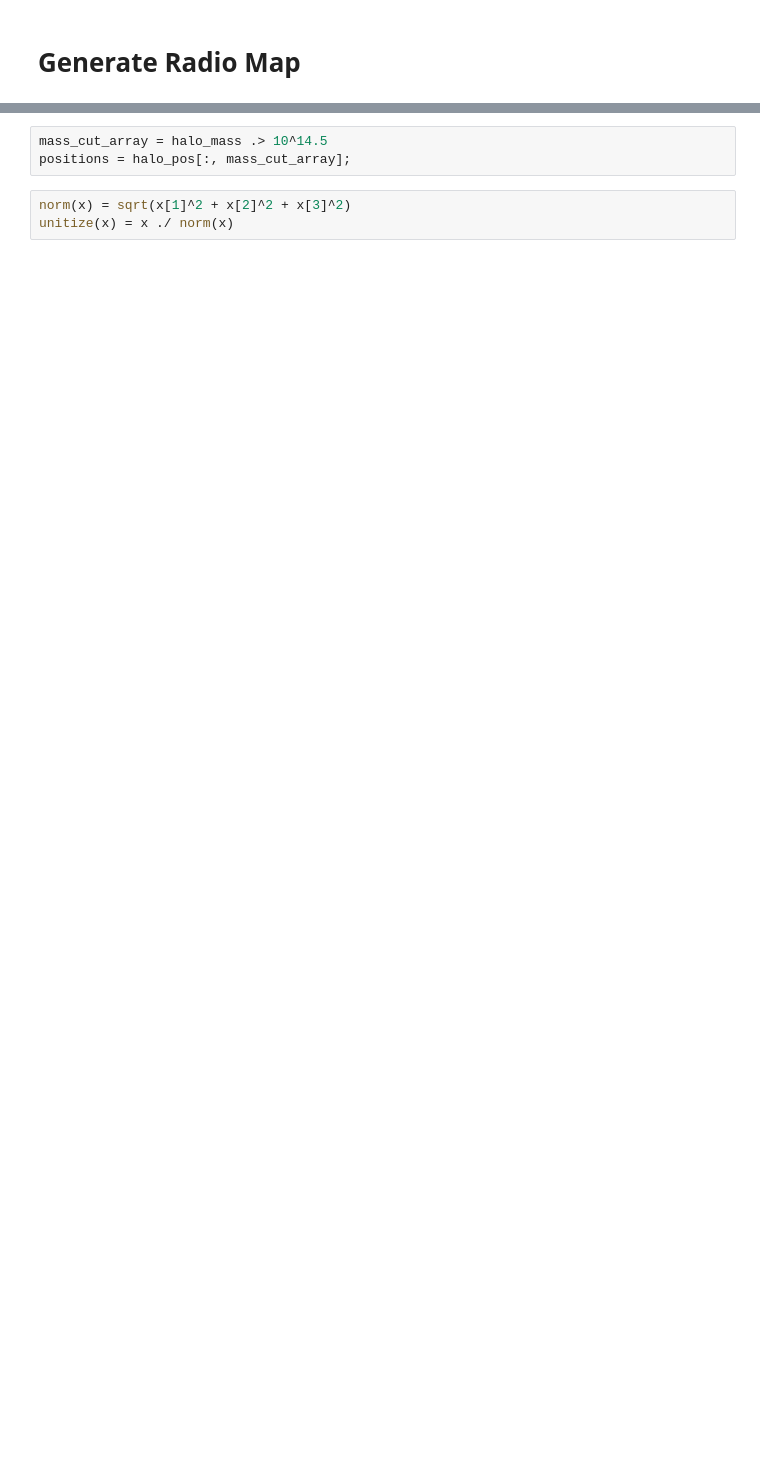
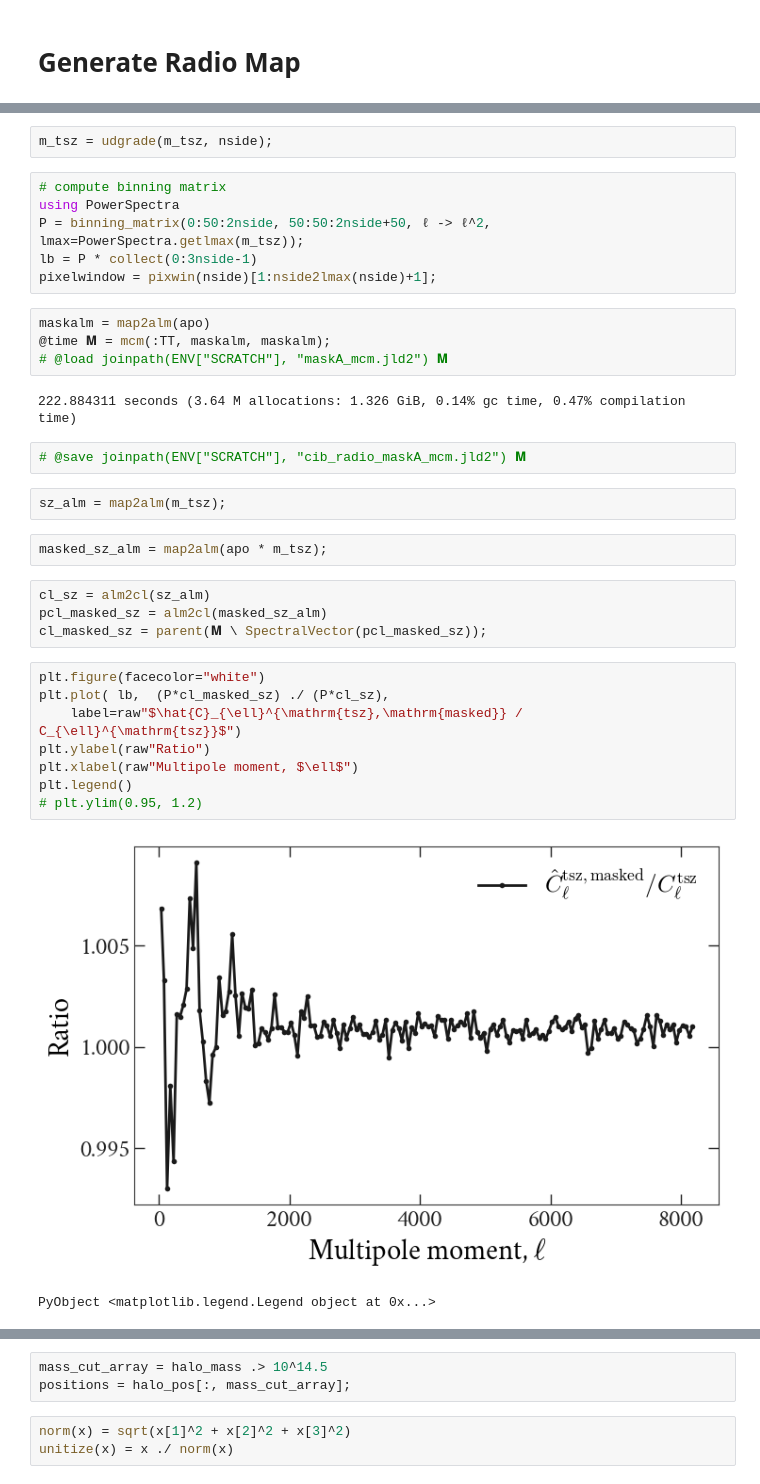
Before and after one commit to xzackli/radiosources, a Jupyter notebook: beamed profile measuring.ipynb, the cells around one changed output, grey strips where cells are left out. Drawn from its saved outputs; the diff is of its cells as text; blank space fills up the shorter version.

```diff
--- a/beamed profile measuring.ipynb
+++ b/beamed profile measuring.ipynb
@@ -60,3 +81,38 @@ m_tsz .*= tSZ_factor;
+# %%
+m_tsz = udgrade(m_tsz, nside);
+# %%
+# compute binning matrix
+using PowerSpectra
+P = binning_matrix(0:50:2nside, 50:50:2nside+50, ℓ -> ℓ^2, lmax=PowerSpectra.getlmax(m_tsz));
+lb = P * collect(0:3nside-1)
+pixelwindow = pixwin(nside)[1:nside2lmax(nside)+1];
+# %%
+maskalm = map2alm(apo)
+@time 𝐌 = mcm(:TT, maskalm, maskalm);
+# @load joinpath(ENV["SCRATCH"], "maskA_mcm.jld2") 𝐌
+# %% [output]
+222.884311 seconds (3.64 M allocations: 1.326 GiB, 0.14% gc time, 0.47% compilation time)
+# %%
+# @save joinpath(ENV["SCRATCH"], "cib_radio_maskA_mcm.jld2") 𝐌
+# %%
+sz_alm = map2alm(m_tsz);
+# %%
+masked_sz_alm = map2alm(apo * m_tsz);
+# %%
+cl_sz = alm2cl(sz_alm)
+pcl_masked_sz = alm2cl(masked_sz_alm)
+cl_masked_sz = parent(𝐌 \ SpectralVector(pcl_masked_sz));
+# %%
+plt.figure(facecolor="white")
+plt.plot( lb,  (P*cl_masked_sz) ./ (P*cl_sz),
+    label=raw"$\hat{C}_{\ell}^{\mathrm{tsz},\mathrm{masked}} / C_{\ell}^{\mathrm{tsz}}$")
+plt.ylabel(raw"Ratio")
+plt.xlabel(raw"Multipole moment, $\ell$")
+plt.legend()
+# plt.ylim(0.95, 1.2)
+# %% [output]
+[figure, added]
+PyObject <matplotlib.legend.Legend object at 0x...>
 # %%
 ENV["SCRATCH"] = "/tigress/zequnl/xgpaint/"
 @time halo_pos, halo_mass = read_halo_catalog_hdf5(
```
Also changed, not shown: parts of 20 cells of this notebook, 8 other files.
